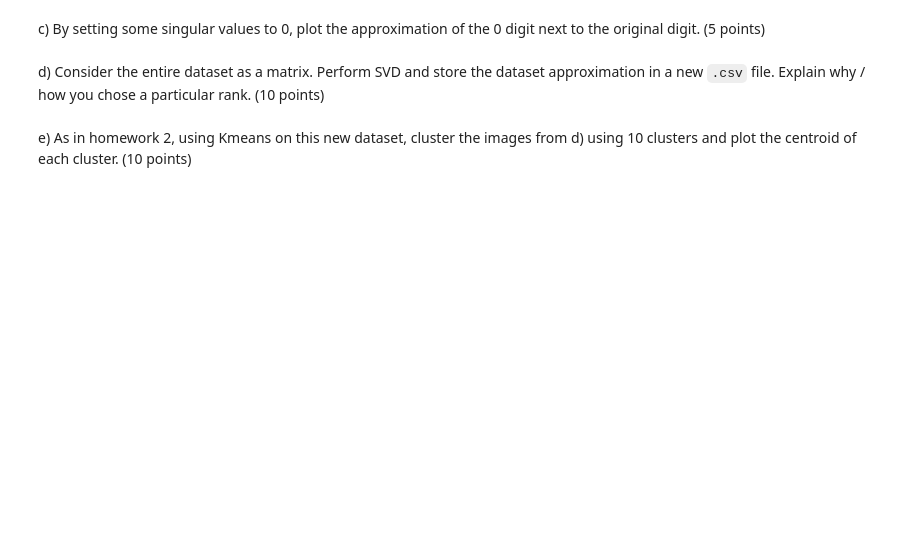
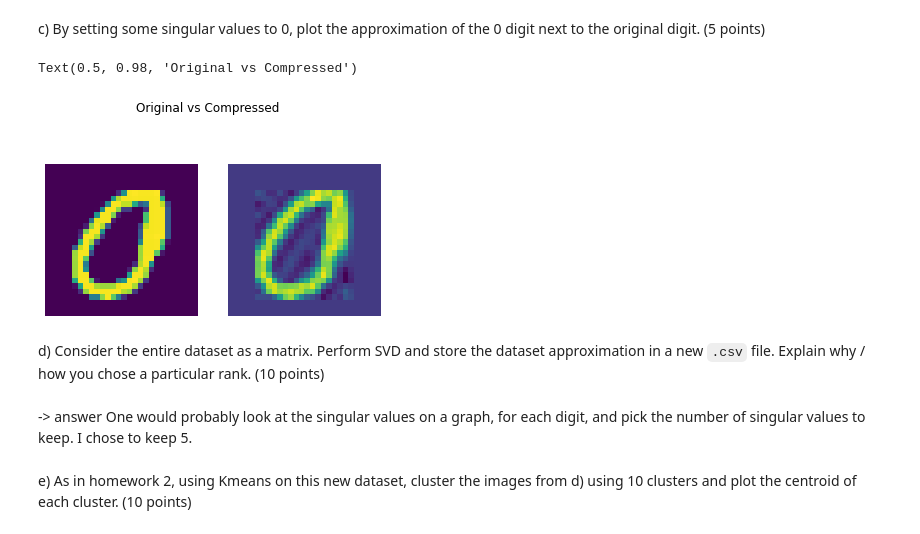
Before and after one commit to ivanisakov99/CS506, a Jupyter notebook: HW/3./homework3.ipynb, the cells around one changed output. Drawn from its saved outputs; the diff is of its cells as text; code cells hidden in the pictures; blank space fills up the shorter version.

```diff
--- a/HW/3./homework3.ipynb
+++ b/HW/3./homework3.ipynb
@@ -53,4 +41,17 @@ TypeError: Cannot interpret '<built-in function array>' as a data type
 # %% [markdown]
 c) By setting some singular values to 0, plot the approximation of the 0 digit next to the original digit. (5 points)
+# %%
+rank = 6
+test = u[:, :rank] @ np.diag(s[:rank]) @ v[:rank]
+
+fig, axes = plt.subplots(1, 2)
+axes[0].imshow(zero)
+axes[0].set_axis_off()
+axes[1].imshow(test)
+axes[1].set_axis_off()
+fig.suptitle('Original vs Compressed')
+# %% [output]
+Text(0.5, 0.98, 'Original vs Compressed')
+[figure, added]
 # %% [markdown]
 d) Consider the entire dataset as a matrix. Perform SVD and store the dataset approximation in a new `.csv` file. Explain why / how you chose a particular rank. (10 points)
@@ -57,2 +72,5 @@ d) Consider the entire dataset as a matrix. Perform SVD and store the dataset ap
+# %% [markdown]
+-> answer
+One would probably look at the singular values on a graph, for each digit, and pick the number of singular values to keep. I chose to keep 5.
 # %% [markdown]
 e) As in homework 2, using Kmeans on this new dataset, cluster the images from d) using 10 clusters and plot the centroid of each cluster. (10 points)
```
Also changed, not shown: parts of 18 cells of this notebook.
